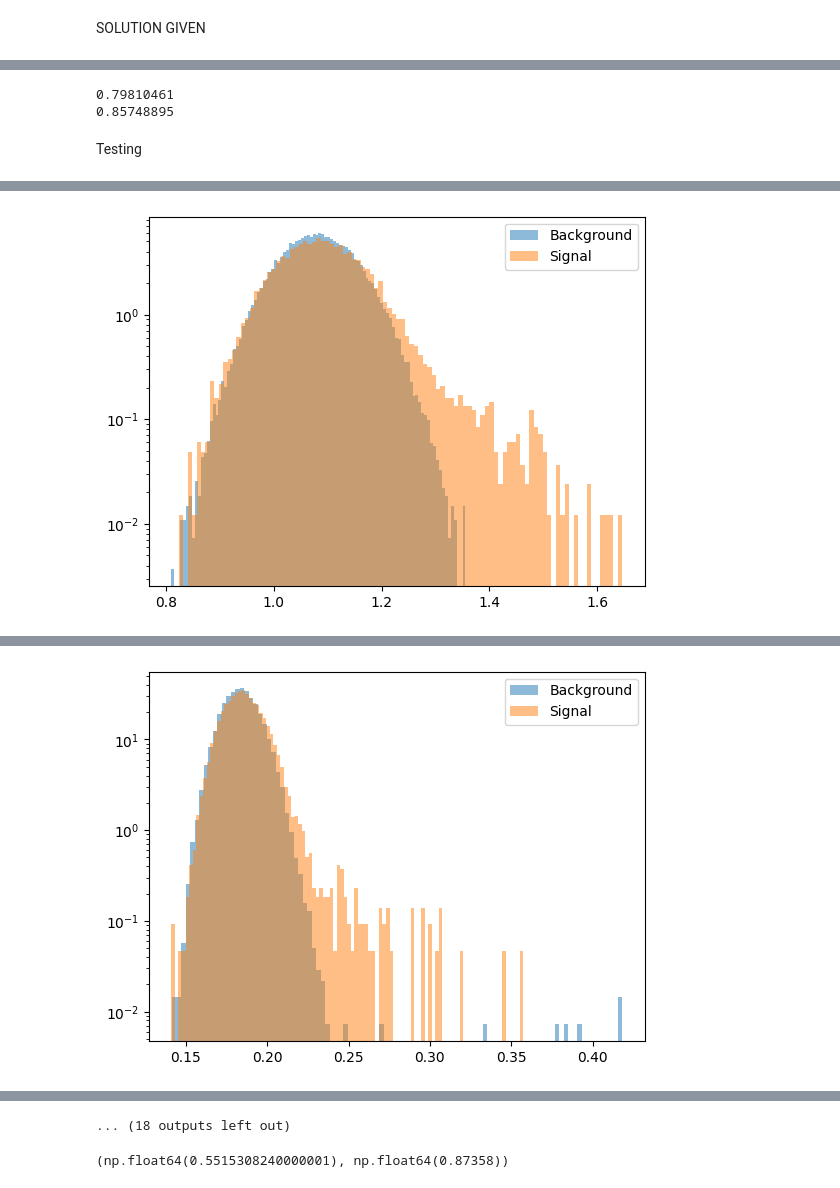
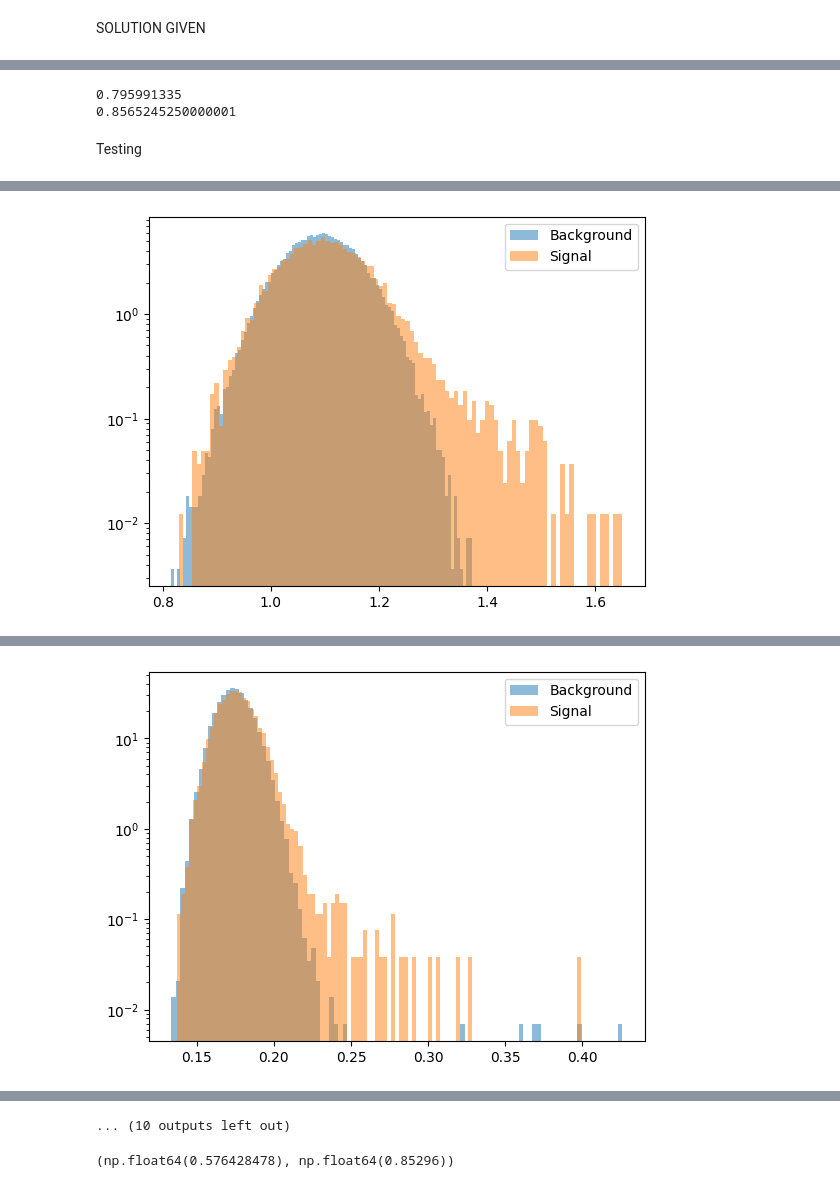
Before and after one commit to hanggao811/AnomalyDetectionLIGO, a Jupyter notebook: Transformer_simplest.ipynb, the cells around one changed output, grey strips where cells are left out. Cells and saved outputs as stored; diff of their text form; code cells hidden in the pictures.

```diff
--- a/Transformer_simplest.ipynb
+++ b/Transformer_simplest.ipynb
@@ -334,7 +333,7 @@ model_files = glob.glob("/content/drive/My Drive/LIGO/DatasetSplitting/Datasplit
 model_files = sorted(model_files, key=lambda x: int(re.search(r"model_epoch_(\d+).keras", x).group(1)))
 bbh_auc=[]
 sg_auc=[]
-for model_file in model_files[:70][::5]:
+for model_file in model_files[:50][::5]:
     print(f"Evaluating model: {model_file}")
     model = keras_load_model(model_file)
     bbhauc,sgauc=eval(model,x_test, bbh_test,sglf_test)
@@ -370,8 +369,8 @@ evaluation bg vs sg
 print(max(bbh_auc))
 print(max(sg_auc))
 # %% [output]
-0.79810461
-0.85748895
+0.795991335
+0.8565245250000001
 # %% [markdown]
 Testing
 # %%
@@ -407,7 +406,7 @@ def eval_test(model,background_test_data,signal_test_data):
 AUC_test=[]
 FPR_test = []
 
-for model_file in model_files[:70][::5]:
+for model_file in model_files[:50][::5]:
     print(f"Evaluating model: {model_file}")
     model = keras_load_model(model_file)
     AUC_, FPR_, mse_bg, mse_sg = eval_test(model,background_test_data,signal_test_data)
@@ -430,3 +429,3 @@ Evaluating model: /content/drive/My Drive/LIGO/DatasetSplitting/Datasplitting01/
 313/313 ━━━━━━━━━━━━━━━━━━━━ 1s 3ms/step
-[figure, old version]
+[figure, new version]
 Evaluating model: /content/drive/My Drive/LIGO/DatasetSplitting/Datasplitting01/model_epochs/model_epoch_06.keras
@@ -435,2 +434,2 @@ Evaluating model: /content/drive/My Drive/LIGO/DatasetSplitting/Datasplitting01/
-[figure, old version]
+[figure, new version]
 Evaluating model: /content/drive/My Drive/LIGO/DatasetSplitting/Datasplitting01/model_epochs/model_epoch_11.keras
@@ -452,5 +451,5 @@ Evaluating model: /content/drive/My Drive/LIGO/DatasetSplitting/Datasplitting01/
-... (18 outputs left out)
+... (10 outputs left out)
 # %%
 max(AUC_test),min(FPR_test)
 # %% [output]
-(np.float64(0.5515308240000001), np.float64(0.87358))
+(np.float64(0.576428478), np.float64(0.85296))
```
Also changed, not shown: parts of 5 cells of this notebook.
